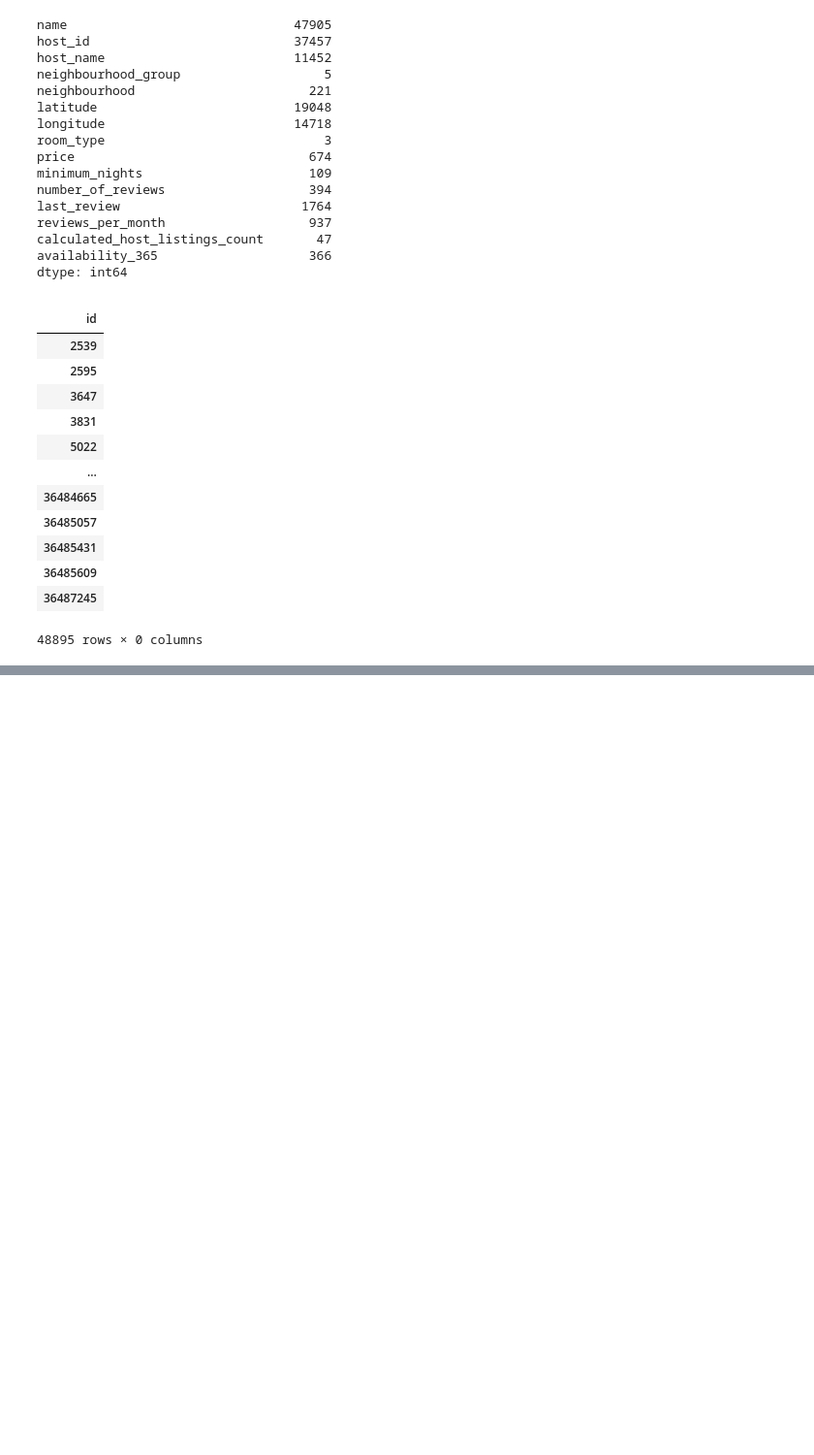
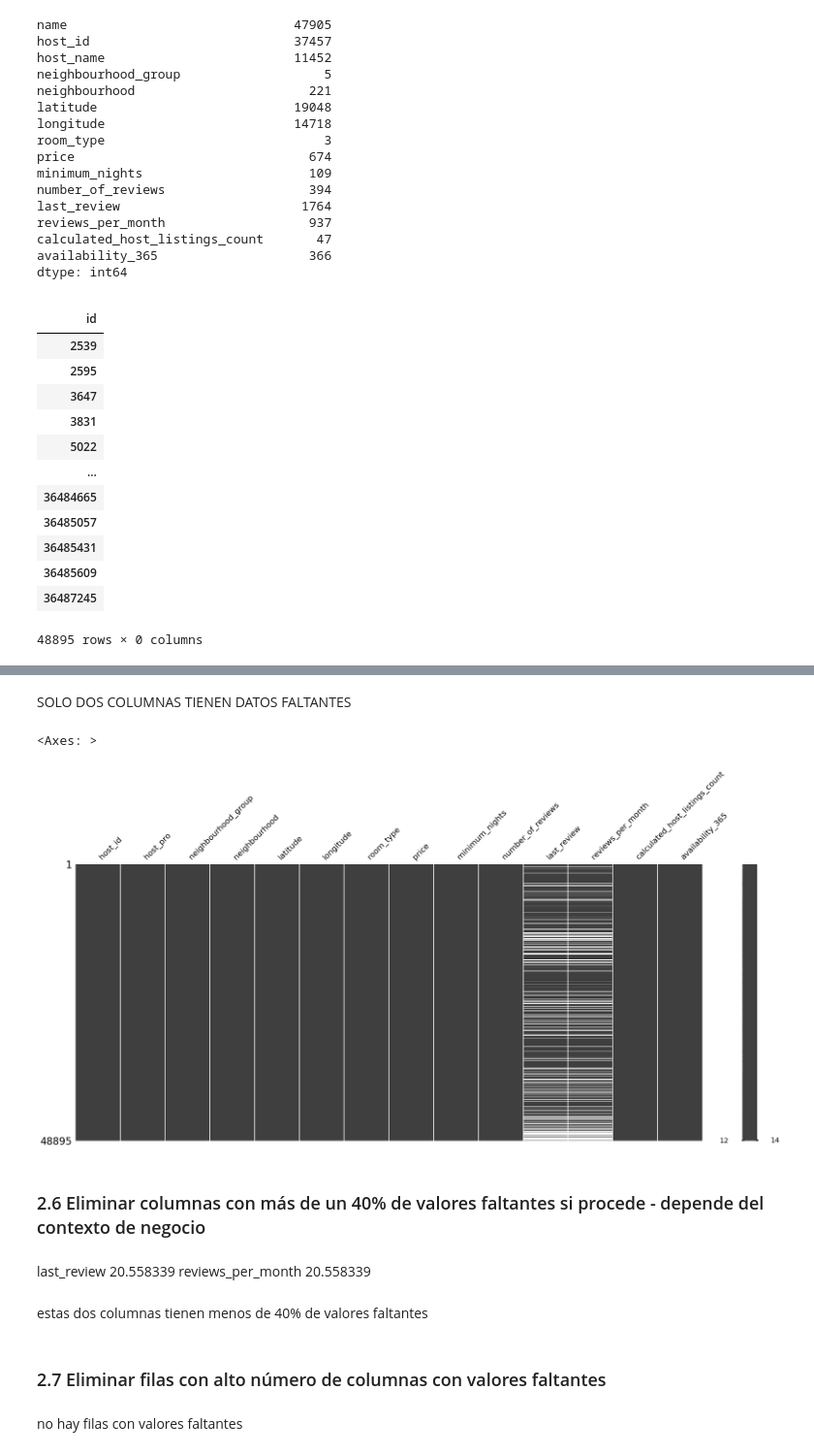
Before and after one commit to 4GeeksAcademy/correaliesel138-a11y-intro-ml, a Jupyter notebook: src/00-eda.ipynb, the cells around one changed output, grey strips where cells are left out. Shown: that part at 97% size. Saved outputs shown, nothing was run; the diff lists cells and outputs as text; code cells hidden in the pictures; blank space fills up the shorter version.

```diff
--- a/src/00-eda.ipynb
+++ b/src/00-eda.ipynb
@@ -198,0 +335,10 @@ df[unicos[unicos==1].index]  # Muestra las columnas que tienen un solo valor ún
+# %%
+# HACEMOS UN MAPEO POR LA COLUMNA HOST_ID PARA LUEGO INSERTAR UNA NUEVA COLUMNA CON LOS INDICADORES QUE QUEREMOS
+# ESCOGEMOS COMO PROFESIONALES A LOS PROPIETARIOS CON 2 O MAS PROPIEDADES EN ALQUILER Y LE ASIGNAMOS EL VALOR 1
+# Y A LOS QUE TIENEN UNA SOLA PROPIEDAD LE ASIGNAMOS EL VALOR 0
+pisos=df['host_id'].value_counts()
+indicator1 = df['host_id'].map(lambda x: 1 if pisos.get(x, 0) >= 2 else 0)
+# %%
+# LOCALIZAR LA POSICION DE HOST ID PARA METER LA COLUMNA NUEVA JUSTO DESPUES DE ELLA PARA HOST PROFESIONALES
+posicion = df.columns.get_loc('host_id')
+df.insert(posicion+1, 'host_pro', indicator1)
@@ -198,0 +358,6 @@ df[unicos[unicos==1].index]  # Muestra las columnas que tienen un solo valor ún
+# %%
+# AHORA PODEMOS ELIMINAR HOST NAME Y DEJAMOS HOTS ID
+df.drop(['host_name'], axis=1, inplace=True)
+# %%
+# ELIMINAMOS NAME Y DEJAMOS ID
+df.drop(['name'], axis=1, inplace=True)
@@ -198,0 +434,19 @@ df[unicos[unicos==1].index]  # Muestra las columnas que tienen un solo valor ún
+# %% [markdown]
+SOLO DOS COLUMNAS TIENEN DATOS FALTANTES
+# %%
+# VISUALIZACION DE DATOS FALTANTES CON MISSINGNO EN FORMA DE MATRIZ
+msno.matrix(df)
+# %% [output]
+<Axes: >
+[figure, added]
+# %% [markdown]
+### 2.6 Eliminar columnas con más de un 40% de valores faltantes si procede  - depende del contexto de negocio
+# %% [markdown]
+last_review                       20.558339
+reviews_per_month                 20.558339
+# %% [markdown]
+estas dos columnas tienen menos de 40% de valores faltantes
+# %% [markdown]
+### 2.7 Eliminar filas con alto número de columnas con valores faltantes
+# %% [markdown]
+no hay filas con valores faltantes
```
Also changed, not shown: parts of 112 cells of this notebook.
